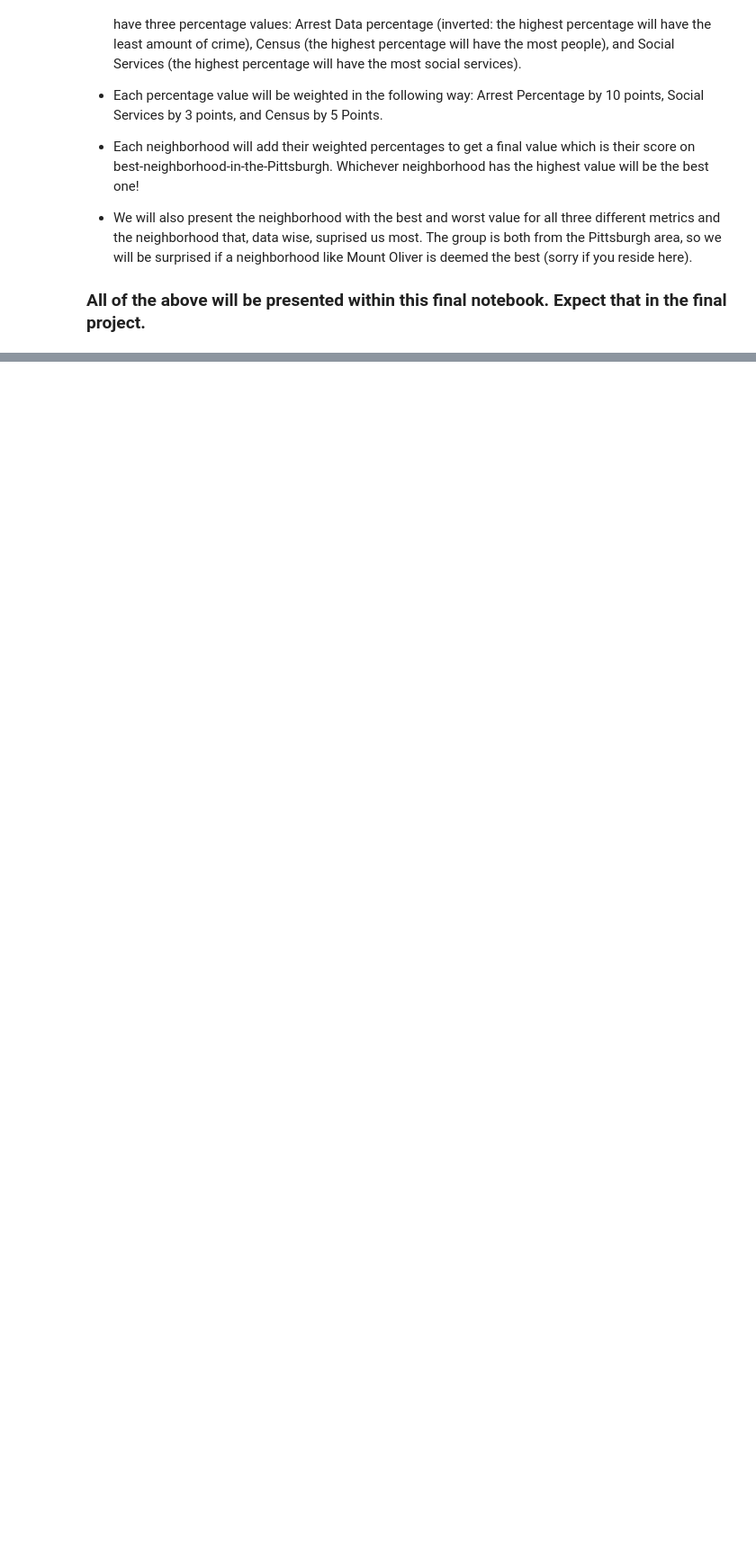
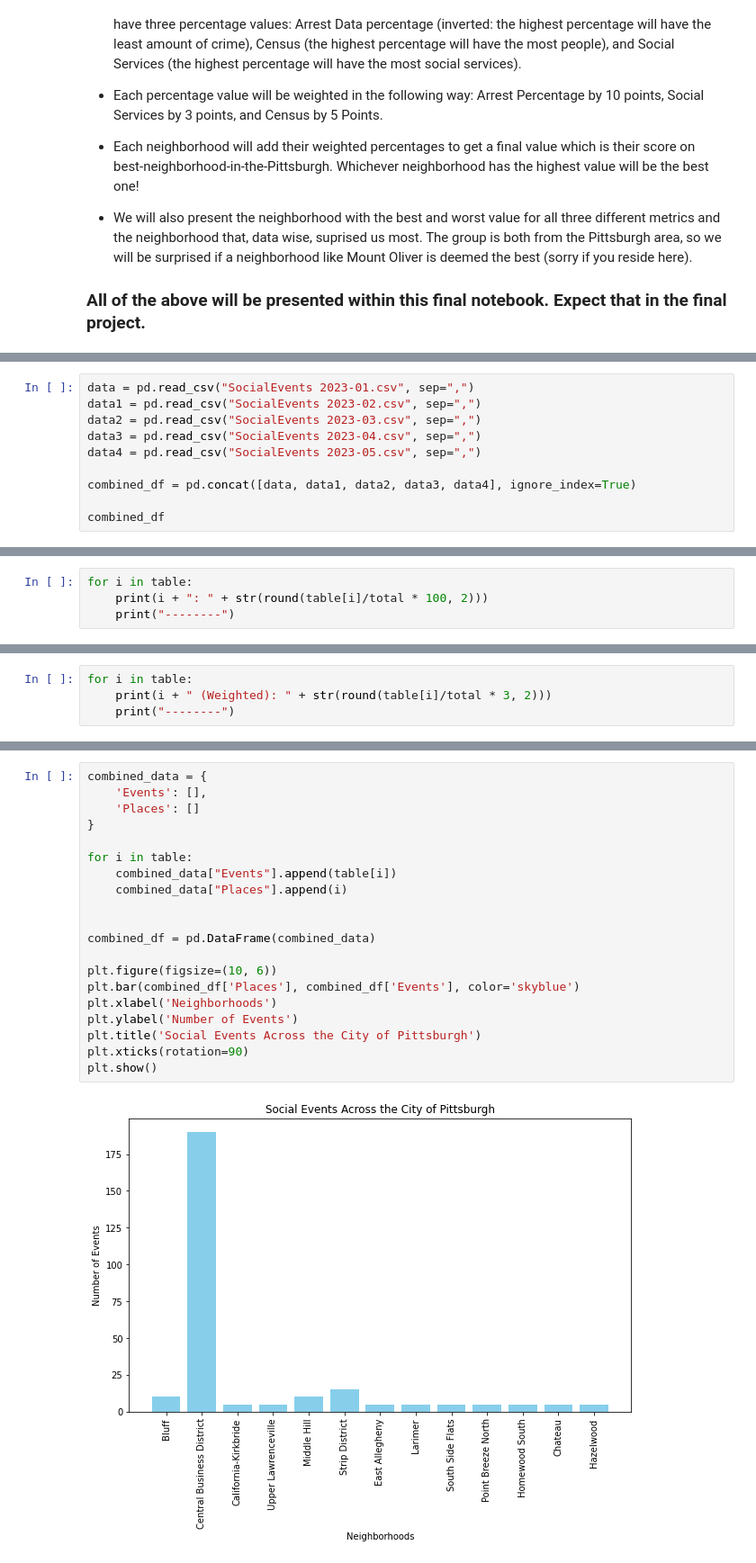
Before and after one commit to DerekNagy/CMPINF0100Final, a Jupyter notebook: Final Report.ipynb, the cells around one changed output, grey strips where cells are left out. Shown: that part at 90% size. Saved outputs shown, nothing was run; the diff lists cells and outputs as text; blank space fills up the shorter version.

```diff
--- a/Final Report.ipynb
+++ b/Final Report.ipynb
@@ -37,0 +49,10 @@ Here is how this notebook is going to look after we are finished:
+# %%
+data = pd.read_csv("SocialEvents 2023-01.csv", sep=",")
+data1 = pd.read_csv("SocialEvents 2023-02.csv", sep=",")
+data2 = pd.read_csv("SocialEvents 2023-03.csv", sep=",")
+data3 = pd.read_csv("SocialEvents 2023-04.csv", sep=",")
+data4 = pd.read_csv("SocialEvents 2023-05.csv", sep=",")
+
+combined_df = pd.concat([data, data1, data2, data3, data4], ignore_index=True)
+
+combined_df
@@ -37,0 +133,4 @@ Here is how this notebook is going to look after we are finished:
+# %%
+for i in table:
+    print(i + ": " + str(round(table[i]/total * 100, 2)))
+    print("--------")
@@ -37,0 +157,4 @@ Here is how this notebook is going to look after we are finished:
+# %%
+for i in table:
+    print(i + " (Weighted): " + str(round(table[i]/total * 3, 2)))
+    print("--------")
@@ -37,0 +181,22 @@ Here is how this notebook is going to look after we are finished:
+# %%
+combined_data = {
+    'Events': [],
+    'Places': []
+}
+
+for i in table:
+    combined_data["Events"].append(table[i])
+    combined_data["Places"].append(i)
+
+
+combined_df = pd.DataFrame(combined_data)
+
+plt.figure(figsize=(10, 6))
+plt.bar(combined_df['Places'], combined_df['Events'], color='skyblue')
+plt.xlabel('Neighborhoods')
+plt.ylabel('Number of Events')
+plt.title('Social Events Across the City of Pittsburgh')
+plt.xticks(rotation=90)
+plt.show()
+# %% [output]
+[figure, added]
```
Also changed, not shown: parts of 52 cells of this notebook.
